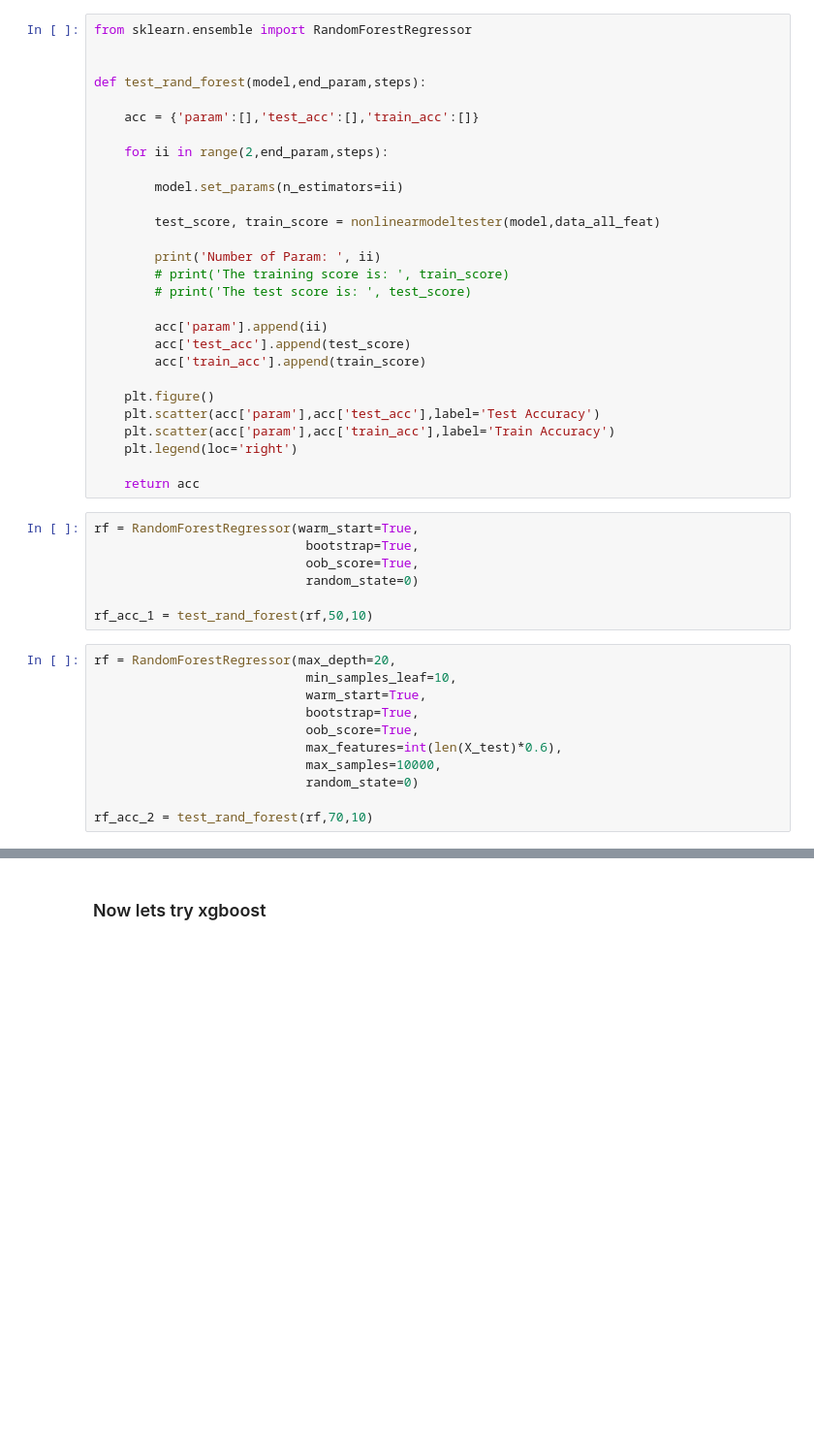
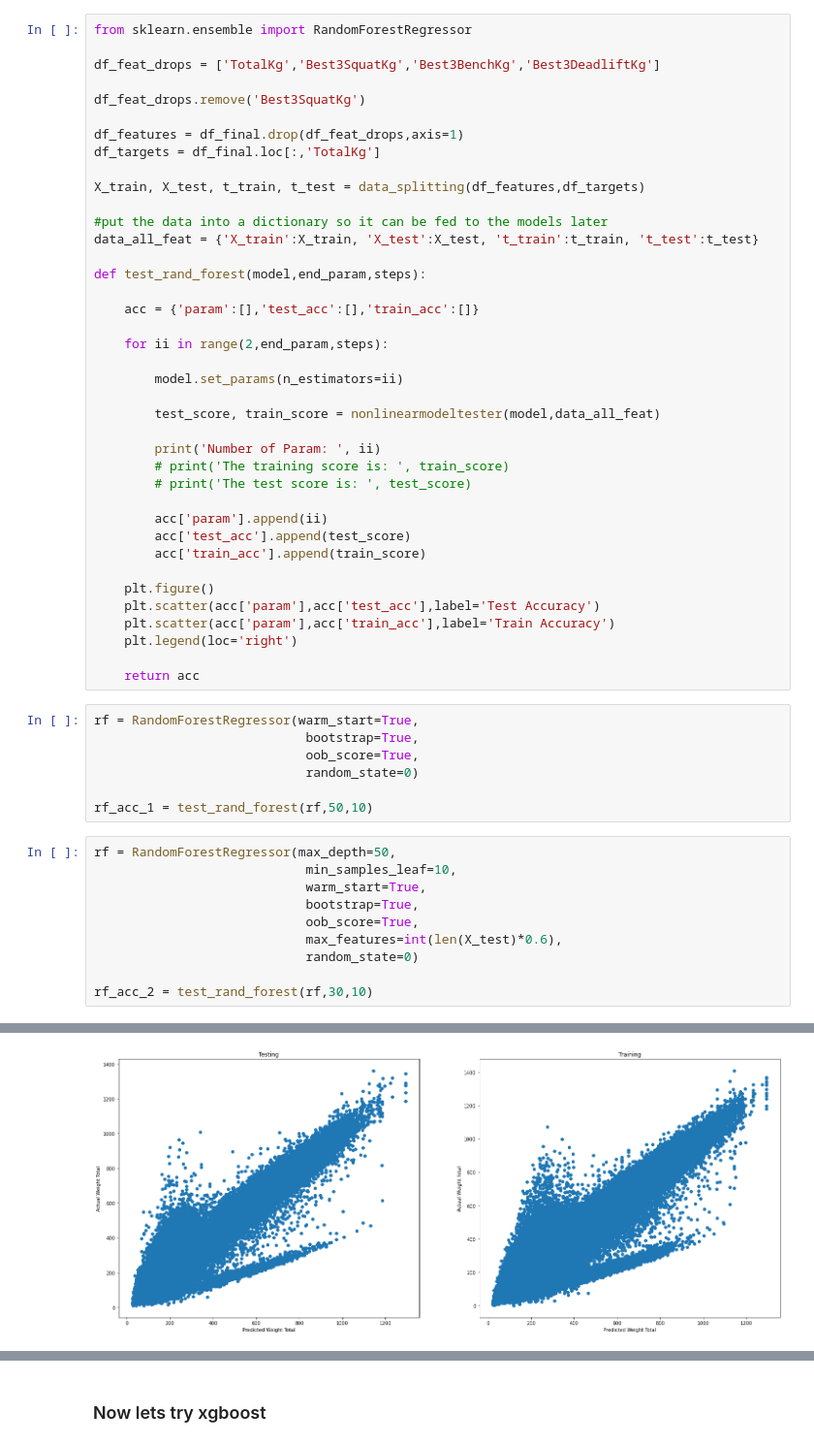
Before and after one commit to pbounds10/applliedML-5156_project, a Jupyter notebook: src/powerlifting.ipynb, the cells around one changed output, grey strips where cells are left out. Shown at 97% size. Cells and saved outputs as stored; diff of their text form; blank space fills up the shorter version.

```diff
--- a/src/powerlifting.ipynb
+++ b/src/powerlifting.ipynb
@@ -1228,6 +1159,17 @@ def test_trees(model,end_param,steps):
 # %%
 from sklearn.ensemble import RandomForestRegressor
 
+df_feat_drops = ['TotalKg','Best3SquatKg','Best3BenchKg','Best3DeadliftKg']
+
+df_feat_drops.remove('Best3SquatKg')
+
+df_features = df_final.drop(df_feat_drops,axis=1)
+df_targets = df_final.loc[:,'TotalKg']
+
+X_train, X_test, t_train, t_test = data_splitting(df_features,df_targets)
+
+#put the data into a dictionary so it can be fed to the models later
+data_all_feat = {'X_train':X_train, 'X_test':X_test, 't_train':t_train, 't_test':t_test}
 
 def test_rand_forest(model,end_param,steps):
 
@@ -1261,13 +1203,13 @@ rf = RandomForestRegressor(warm_start=True,
 
 rf_acc_1 = test_rand_forest(rf,50,10)
 # %%
-rf = RandomForestRegressor(max_depth=20,
+rf = RandomForestRegressor(max_depth=50,
                             min_samples_leaf=10,
                             warm_start=True,
                             bootstrap=True,
                             oob_score=True,
                             max_features=int(len(X_test)*0.6),
-                            max_samples=10000,
                             random_state=0)
 
-rf_acc_2 = test_rand_forest(rf,70,10)
+rf_acc_2 = test_rand_forest(rf,30,10)
+# %% [output]
@@ -1273,0 +1234 @@ rf_acc_2 = test_rand_forest(rf,70,10)
+[figure, added]
```
Also changed, not shown: parts of 8 cells of this notebook.
